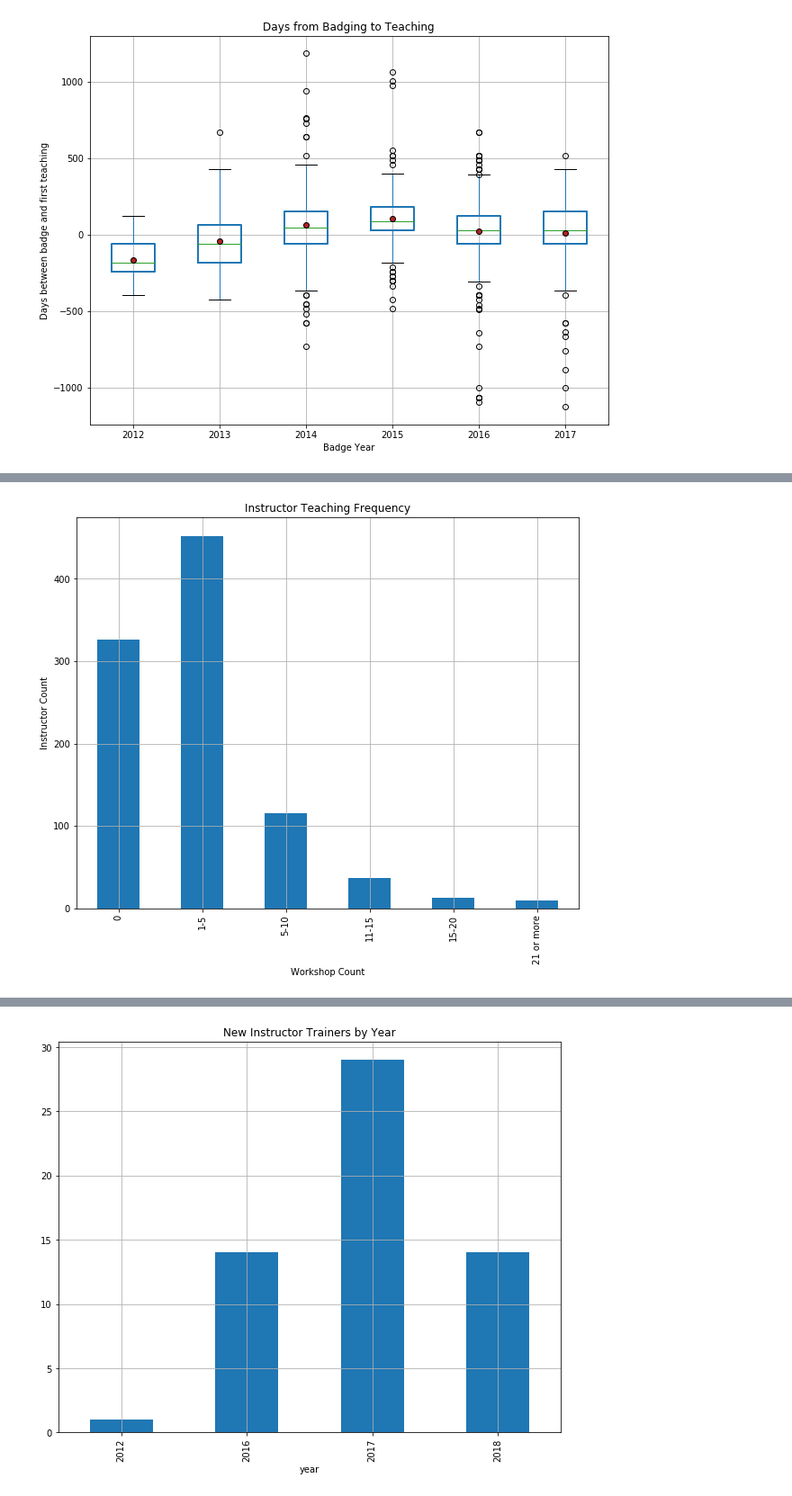
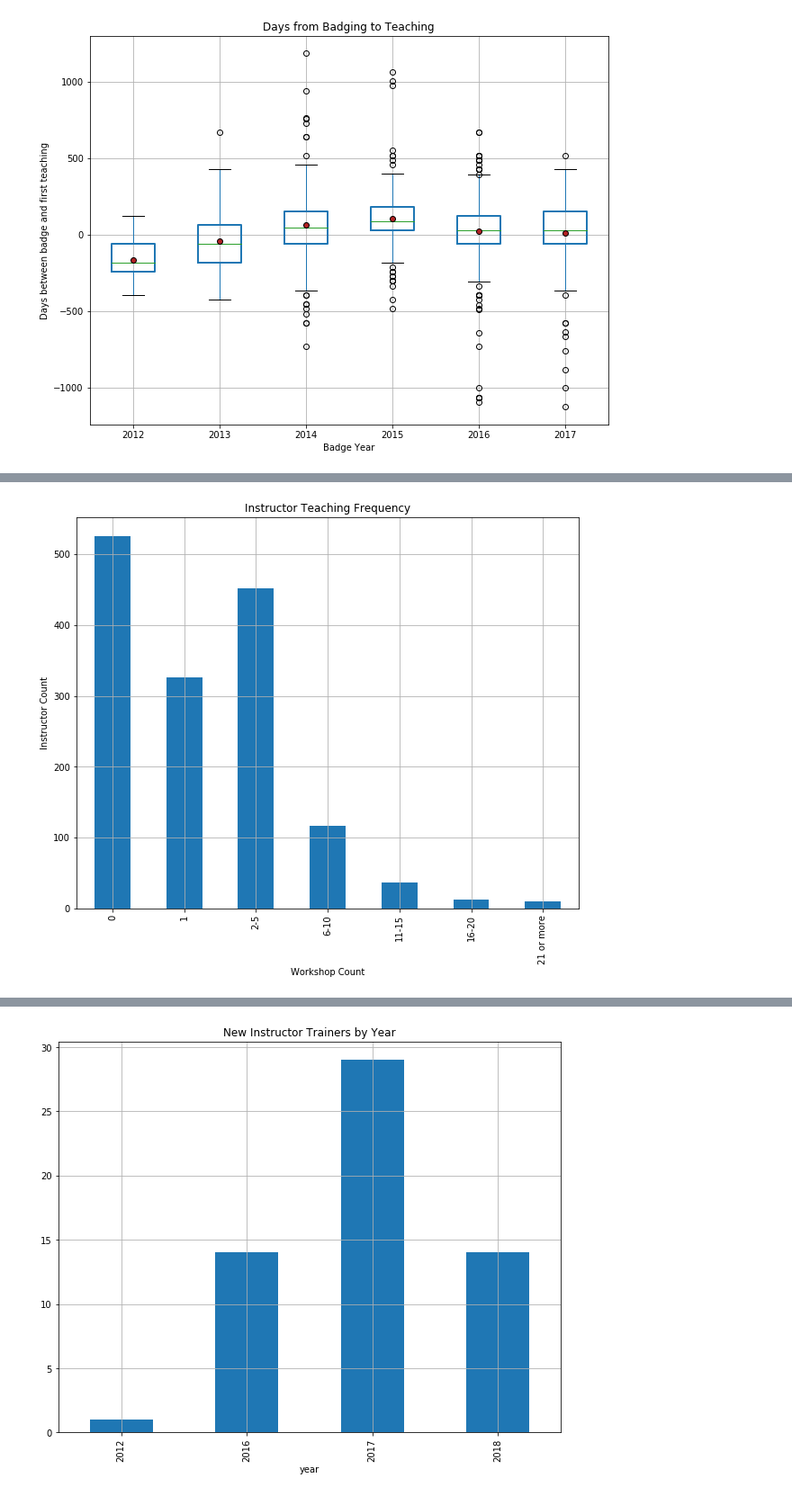
Before and after one commit to carpentries/assessment, a Jupyter notebook: programmatic-assessment/workshops/final_report_outline.ipynb, the cells around one changed output, grey strips where cells are left out. Shown at 90% size. Saved outputs shown, nothing was run; the diff lists cells and outputs as text; code cells hidden in the pictures.

```diff
--- a/programmatic-assessment/workshops/final_report_outline.ipynb
+++ b/programmatic-assessment/workshops/final_report_outline.ipynb
@@ -726,25 +721,26 @@ Source data in appendix
 # %%
-bins = pd.cut(num_workshops_taught['num_taught'], [0, 1, 5, 10, 15, 20, np.inf],)
+bins = pd.cut(num_workshops_taught['num_taught'], [-1, 0, 1, 5, 10, 15, 20, np.inf],)
 num_workshops_taught_binned = num_workshops_taught.groupby(bins)['num_taught'].agg(['count'])
 
 num_workshops_taught_binned = num_workshops_taught_binned.unstack().to_frame()
 
 
 fig = plt.figure(figsize=(10, 8)) # Create matplotlib figure
 
 ax = fig.add_subplot(111) # Create matplotlib axes
 
 
 title = "Instructor Teaching Frequency"
 
 num_workshops_taught_binned.plot(kind='bar', ax=ax, title=title, legend=False, grid=True)
 ax.set_ylabel("Instructor Count")
 ax.set_xlabel("Workshop Count")
-xticks = ['0', '1-5', '5-10', '11-15', '15-20', '21 or more']
+xticks = ['0', '1', '2-5', '6-10', '11-15', '16-20', '21 or more']
 ax.set_xticklabels(xticks)
 plt.show()
+# num_workshops_taught_binned
 # %% [output]
-[figure, old version]
+[figure, new version]
 # %% [markdown]
 ## Part 3: Trainers
 
```
Also changed, not shown: parts of 51 cells of this notebook.
